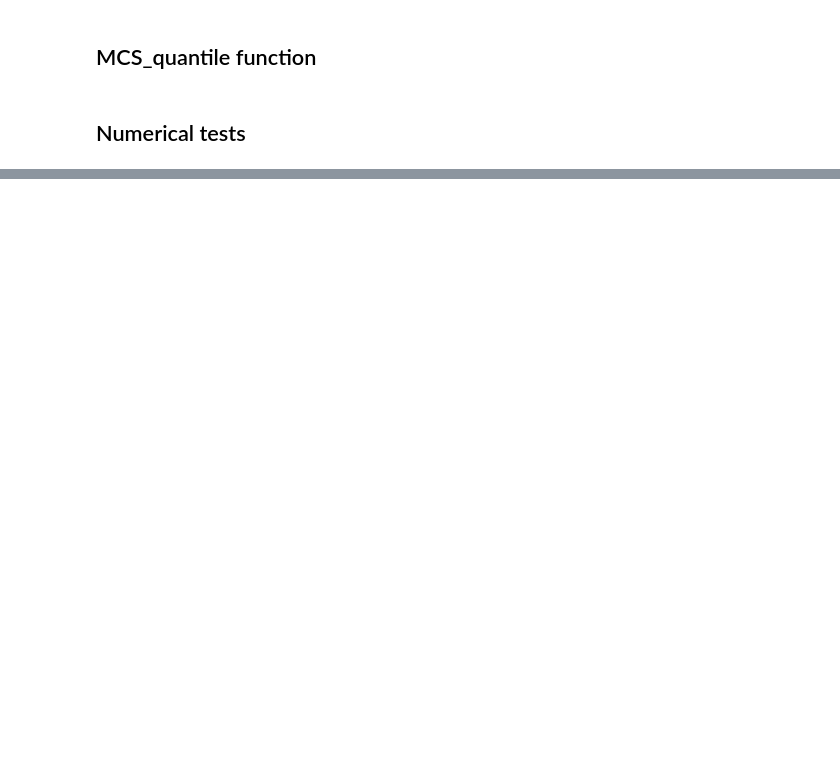
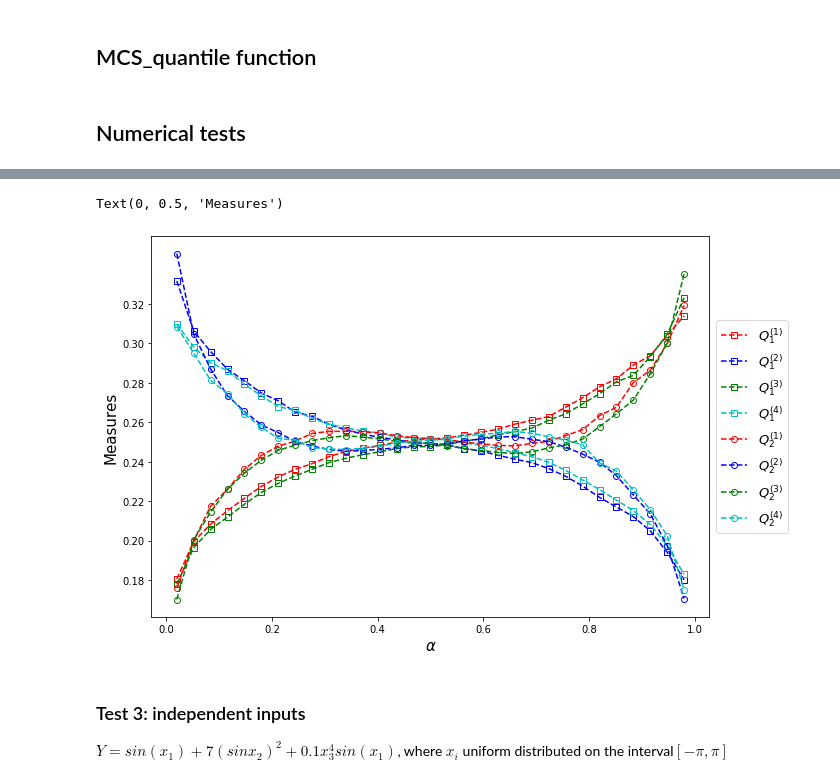
Before and after one commit to Yuleii/quantile-sensitivity-measures, a Jupyter notebook: quantile_based_global_sensitivity_measures.ipynb, the cells around one changed output, grey strips where cells are left out. Drawn from its saved outputs; the diff is of its cells as text; code cells hidden in the pictures; blank space fills up the shorter version.

```diff
--- a/quantile_based_global_sensitivity_measures.ipynb
+++ b/quantile_based_global_sensitivity_measures.ipynb
@@ -450,0 +494,9 @@ plt.plot(alp,Q2_alp[:,0],'r*--',alp,Q2_alp[:,1],'b*--',alp,Q2_alp[:,2],'g*--',al
+# %%
+# Generate uniform distributed sample
+A_2 = np.zeros((N,dim))
+skip = 0
+X02 = cp.generate_samples(order=N+skip, domain=dim, rule="S").T
+X02 = X02[skip:, :dim]
+
+# Transform uniform draw into exponential draw
+A = expon.ppf(X02)
@@ -450,0 +505,2 @@ plt.plot(alp,Q2_alp[:,0],'r*--',alp,Q2_alp[:,1],'b*--',alp,Q2_alp[:,2],'g*--',al
+# %%
+q1_alp, q2_alp, Q1_alp, Q2_alp = MCS_quantile(objfun1, A, N, M, dim)
@@ -450,0 +518,28 @@ plt.plot(alp,Q2_alp[:,0],'r*--',alp,Q2_alp[:,1],'b*--',alp,Q2_alp[:,2],'g*--',al
+# %%
+plt.figure(figsize=(10,7))
+
+# plt.plot(alp, S_i_plot[:, 0], 'r-', label=r'$S_1$')
+# plt.plot(alp, S_i_plot[:, 1], 'b-', label=r'$S_2$')
+# plt.plot(alp, S_i_plot[:, 2], 'g-', label=r'$S_3$')
+# plt.plot(alp, S_i_plot[:, 3], 'c-', label=r'$S_4$')
+
+plt.plot(alp,  Q1_alp[:, 0], 'rs--',label=r'$Q_1^{(1)}$', markerfacecolor='none')
+plt.plot(alp,  Q1_alp[:, 1], 'bs--',label=r'$Q_1^{(2)}$', markerfacecolor='none')
+plt.plot(alp,  Q1_alp[:, 2], 'gs--',label=r'$Q_1^{(3)}$', markerfacecolor='none')
+plt.plot(alp,  Q1_alp[:, 3], 'cs--',label=r'$Q_1^{(4)}$', markerfacecolor='none')
+
+plt.plot(alp, Q2_alp[:, 0], 'ro--',label=r'$Q_2^{(1)}$', markerfacecolor='none')
+plt.plot(alp, Q2_alp[:, 1], 'bo--',label=r'$Q_2^{(2)}$', markerfacecolor='none')
+plt.plot(alp, Q2_alp[:, 2], 'go--',label=r'$Q_2^{(3)}$', markerfacecolor='none')
+plt.plot(alp, Q2_alp[:, 3], 'co--',label=r'$Q_2^{(4)}$', markerfacecolor='none')
+
+plt.yticks(np.arange(0.18, 0.32, 0.02))
+plt.legend(loc='center left', bbox_to_anchor=(1, 0.5), fontsize=13)
+plt.xlabel(r"$\alpha$", fontsize=15)
+plt.ylabel("Measures", fontsize=15)
+# %% [output]
+Text(0, 0.5, 'Measures')
+[figure, added]
+# %% [markdown]
+### Test 3:  independent inputs
+$Y=sin(x_1)+7(sin x_2)^2+0.1x_3^4sin(x_1)$, where $x_i$ uniform distributed on the interval$[-\pi,\pi]$
```
Also changed, not shown: parts of 61 cells of this notebook, 1 other file.
